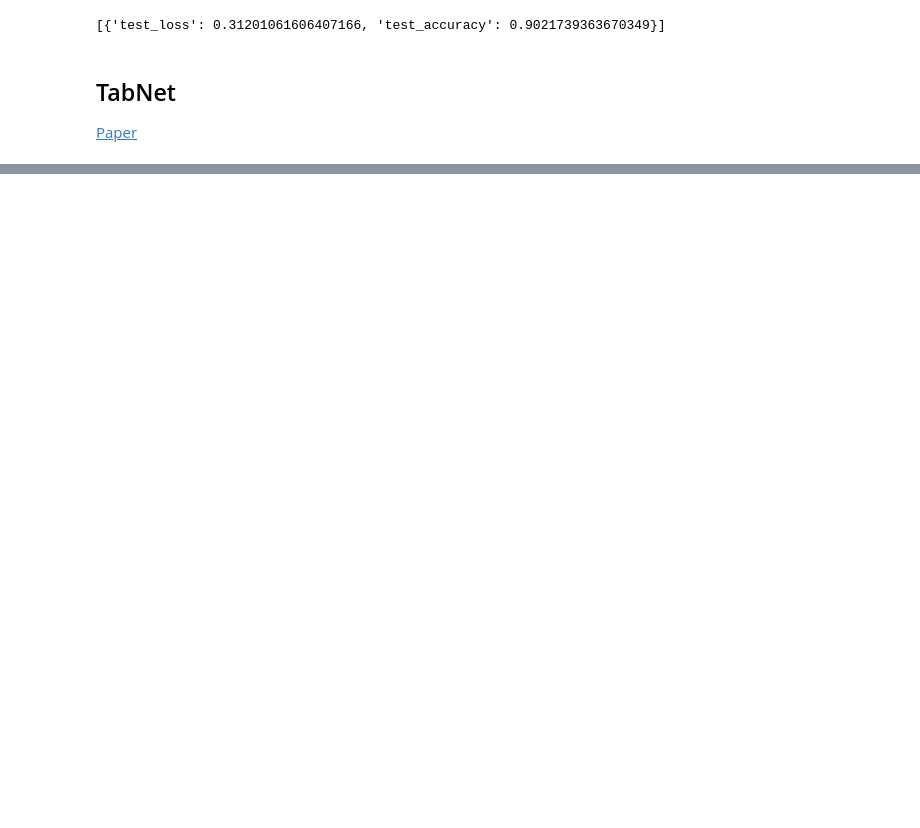
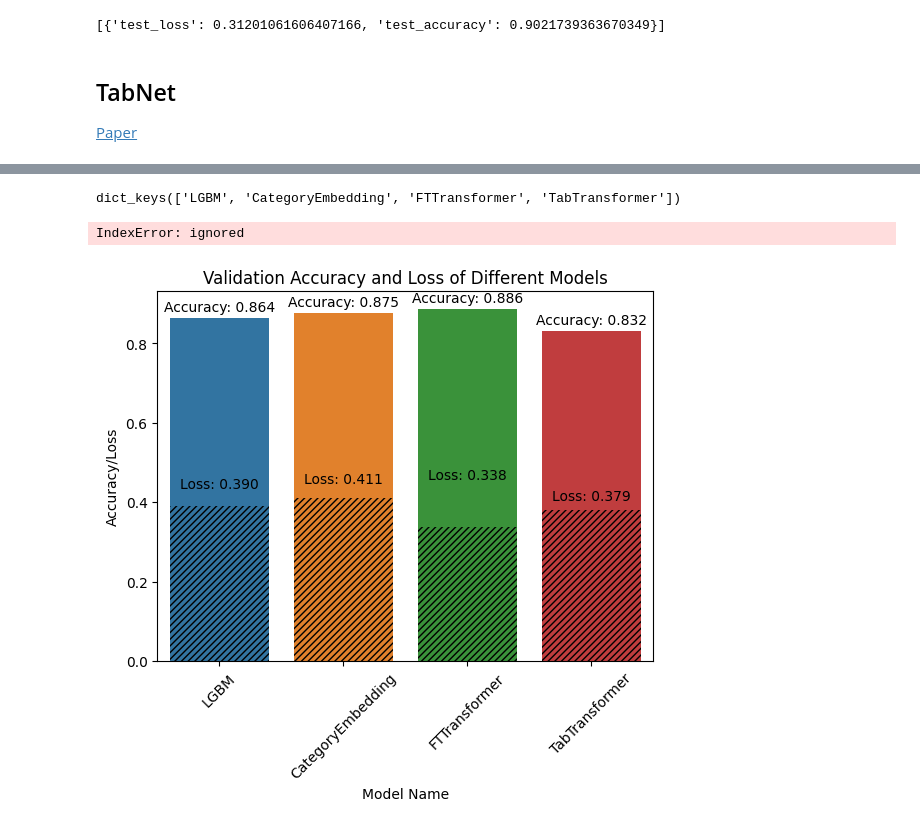
Before and after one commit to fadh1l/heart-pred-sys, a Jupyter notebook: headpredDLModels.ipynb, the cells around one changed output, grey strips where cells are left out. Drawn from its saved outputs; the diff is of its cells as text; code cells hidden in the pictures; blank space fills up the shorter version.

Commit message:
models updated and added in figures

```diff
--- a/headpredDLModels.ipynb
+++ b/headpredDLModels.ipynb
@@ -257,7 +214,7 @@ INFO:pytorch_lightning.accelerators.cuda:LOCAL_RANK: 0 - CUDA_VISIBLE_DEVICES: [
 # %%
 model_config = FTTransformerConfig(
     task="classification",
-    learning_rate = 1e-3,
+    learning_rate = 1e-4,
     head = "LinearHead", #Linear Head
     head_config = head_config, # Linear Head Config
 )
@@ -300,0 +230,3 @@ INFO:pytorch_lightning.accelerators.cuda:LOCAL_RANK: 0 - CUDA_VISIBLE_DEVICES: [
+# %%
+ft = tabular_model.evaluate(test)
+validLossAcc.update({'FTTransformer':ft})
@@ -340,0 +268,3 @@ INFO:pytorch_lightning.accelerators.cuda:LOCAL_RANK: 0 - CUDA_VISIBLE_DEVICES: [
+# %%
+tt = tabular_model.evaluate(test)
+validLossAcc.update({'TabTransformer':tt})
@@ -465,0 +391,3 @@ INFO:pytorch_lightning.accelerators.cuda:LOCAL_RANK: 0 - CUDA_VISIBLE_DEVICES: [
+# %%
+tn = tabular_model.evaluate(test)
+validLossAcc.update({'CategoryEmbedding':tn})
@@ -465,0 +418,69 @@ INFO:pytorch_lightning.accelerators.cuda:LOCAL_RANK: 0 - CUDA_VISIBLE_DEVICES: [
+# %%
+validLossAcc.keys()
+# %% [output]
+dict_keys(['LGBM', 'CategoryEmbedding', 'FTTransformer', 'TabTransformer'])
+# %%
+import seaborn as sns
+import matplotlib.pyplot as plt
+
+# Create a list of model names, validation accuracies, and validation losses
+model_names = list(validLossAcc.keys())
+validation_accuracies = [validLossAcc[model_name][0]['test_accuracy'] for model_name in model_names]
+validation_losses = [validLossAcc[model_name][0]['test_loss'] for model_name in model_names]
+
+# Create a bar chart of the validation accuracies and losses
+fig, ax = plt.subplots()
+sns.barplot(
+    x=model_names, y=validation_accuracies, label="Accuracy", ax=ax
+)
+sns.barplot(
+    x=model_names,
+    y=validation_losses,
+    label="Loss",
+    alpha=0.85,
+    hatch="/////",
+    ax=ax,
+)
+
+# Rotate the x-axis labels to prevent overlapping
+ax.set_xticklabels(model_names, rotation=45)
+
+# Set the title and labels of the plot
+ax.set_title("Validation Accuracy and Loss of Different Models")
+ax.set_xlabel("Model Name")
+ax.set_ylabel("Accuracy/Loss")
+
+# Add the values of loss and accuracy above the graphs
+for i, rect in enumerate(ax.patches):
+    height = rect.get_height()
+    accuracy = validation_accuracies[i]
+    loss = validation_losses[i]
+
+    # Calculate the y-position for the loss text
+    loss_y_pos = height - 0.4
+
+    ax.text(
+        rect.get_x() + rect.get_width() / 2,
+        loss_y_pos,
+        f"Loss: {loss:.3f}",
+        ha="center",
+        va="top",
+    )
+
+    ax.text(
+        rect.get_x() + rect.get_width() / 2,
+        height + 0.01,
+        f"Accuracy: {accuracy:.3f}",
+        ha="center",
+        va="bottom",
+    )
+
+
+# Add a legend to the plot
+ax.legend()
+
+# Show the plot
+plt.show()
+# %% [output]
+IndexError: ignored
+[figure, added]
```
Also changed, not shown: parts of 16 cells of this notebook.
